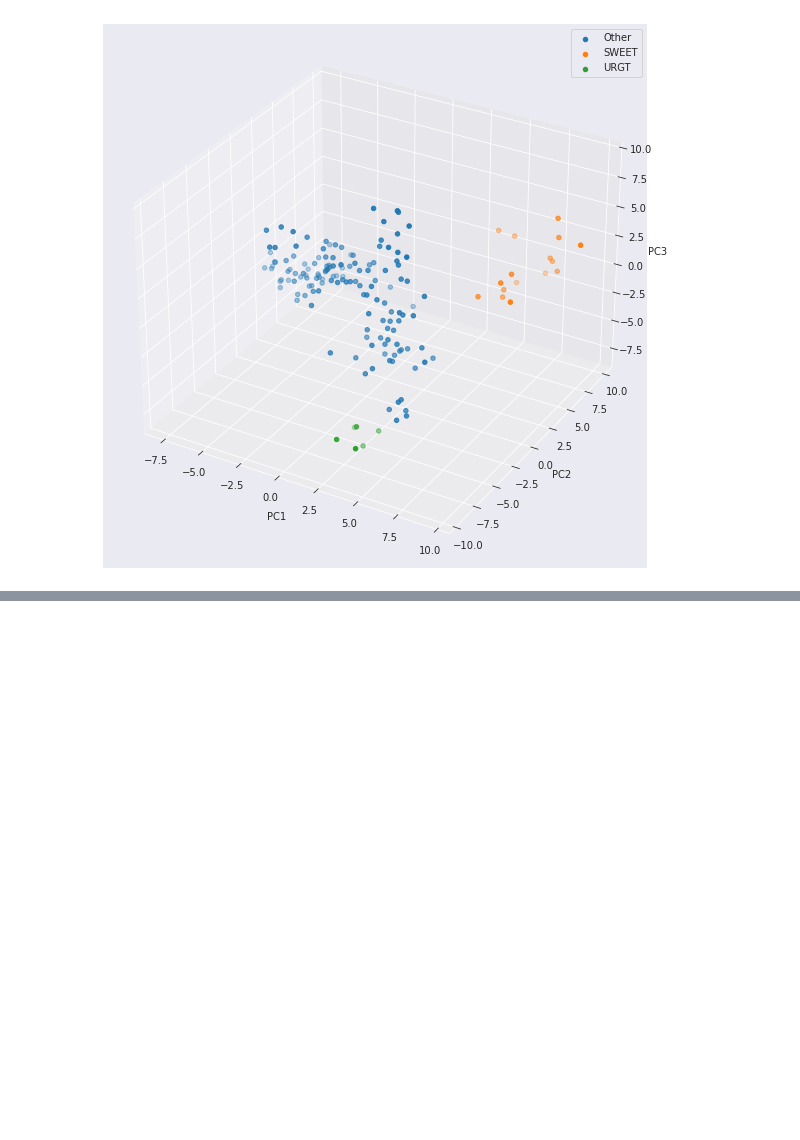
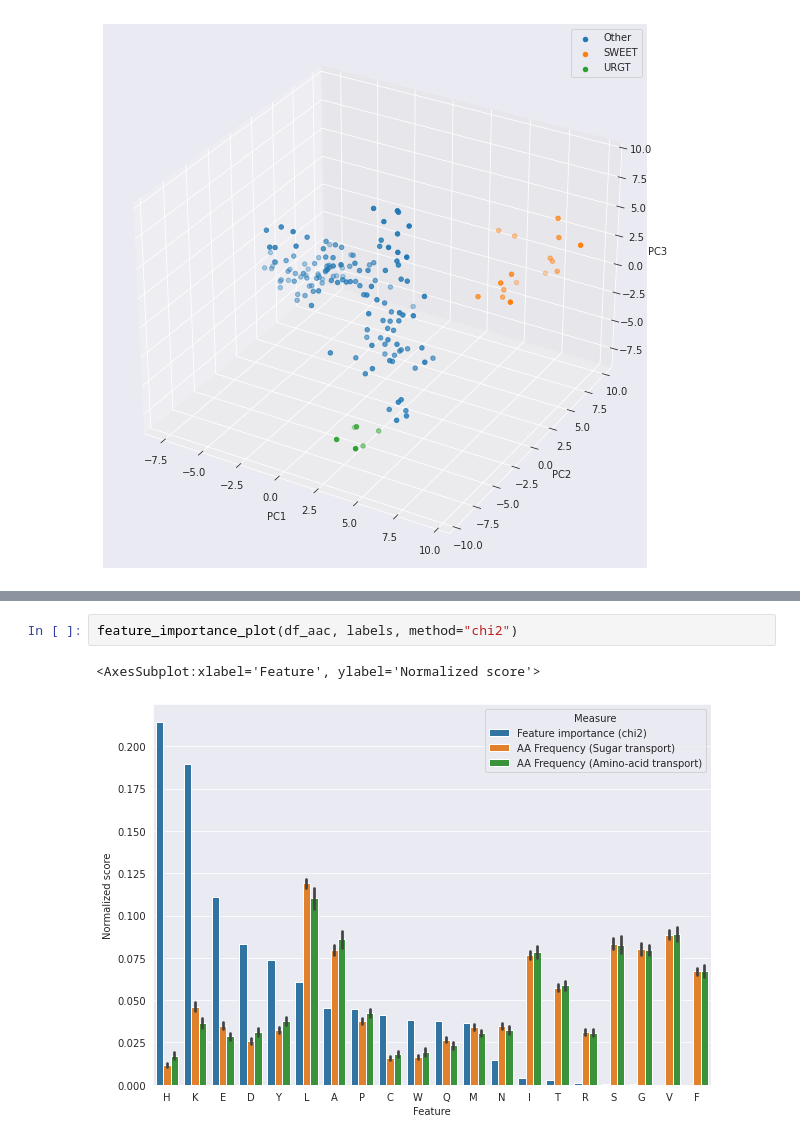
Before and after one commit to adenger/subpred3, a Jupyter notebook: notebooks/athaliana_02_dataset_analysis.ipynb, the cells around one changed output, grey strips where cells are left out. Saved outputs shown, nothing was run; the diff lists cells and outputs as text; blank space fills up the shorter version.

```diff
--- a/notebooks/athaliana_02_dataset_analysis.ipynb
+++ b/notebooks/athaliana_02_dataset_analysis.ipynb
@@ -314,0 +279,5 @@ sns.barplot(
+# %%
+feature_importance_plot(df_aac, labels, method="chi2")
+# %% [output]
+<AxesSubplot:xlabel='Feature', ylabel='Normalized score'>
+[figure, added]
```
Also changed, not shown: parts of 12 cells of this notebook, 1 other file.
